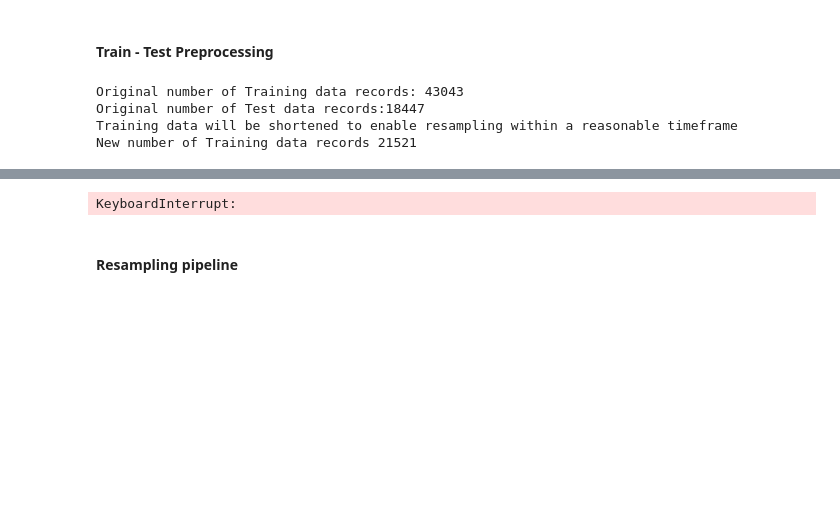
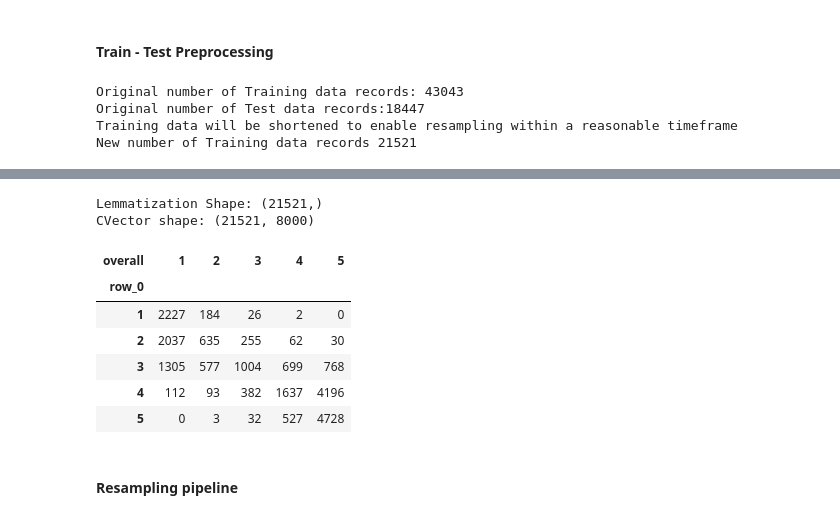
Before and after one commit to Scratticus/DataScientest-Group-NLP-project, a Jupyter notebook: AdditionalRegressionAnalysis.ipynb, the cells around one changed output, grey strips where cells are left out. Drawn from its saved outputs; the diff is of its cells as text; code cells hidden in the pictures; blank space fills up the shorter version.

```diff
--- a/AdditionalRegressionAnalysis.ipynb
+++ b/AdditionalRegressionAnalysis.ipynb
@@ -120,21 +170,20 @@ bought cooker order able make chinese hot pot home instruction set easy follow e
 # %%
 class Vectorizer(BaseEstimator, TransformerMixin):
-    def __init__(self, enabled=True):
-        self.enabled = enabled
+    def __init__(self, CountVector=True, max_features=None):
+        self.CountVector = CountVector
+        self.max_features = max_features
 
     def fit(self, X, y):
         return self
 
     def transform(self, X):
-        if self.enabled:
-            CV_X = count_vectorize_data(X)
-            return CV_X
+        if self.CountVector:
+            vectorized_x = count_vectorize_data(X, max_features=self.max_features)
+            print(f'CVector shape: {vectorized_x[0].shape}')
+            return vectorized_x[0]
         else:
-            TFIDF_X = tfidf_vectorize_data(X)
-            return TFIDF_X
+            vectorized_x = tfidf_vectorize_data(X, max_features=self.max_features)
+            print(f'TFIDF shape: {vectorized_x[0].shape}')
+            return vectorized_x[0]
 
-Vector = Vectorizer(enabled=True)
-
-vector_pipe = Pipeline([
-    ('Vector', Vector)
-])
+Vector = Vectorizer(CountVector=True, max_features=8000)
@@ -150,27 +190,32 @@ False
-# %%
-# Testing Functions
-
-param_grid = {
-    'text_preprocessing__tokenized__enabled': [True, False],
-    'Vectorizing__Vector__enabled': [True, False]
-}
-
-lr = LinearRegression()
-
-test_pipeline = Pipeline([
-    ('text_preprocessing', text_pp_pipe),
-    ('Vectorizing', vector_pipe),
-    ('LR', lr)
-])
-
-grid = GridSearchCV(test_pipeline, param_grid=param_grid, cv=5)
-
-grid.fit(X_train, y_train)
-
-results_df = pd.DataFrame(grid.cv_results_)
-
-results_df.head(10)
-# %% [output]
-KeyboardInterrupt:
+# %%
+# tokenizer, vectorizer, cutter test
+
+tokens = Tokenizer(lemmatizer=True)
+
+Vector = Vectorizer(CountVector=True, max_features=8000)
+
+cutter = CutTransformer()
+
+lr = LinearRegression()
+
+X_tokens = tokens.transform(X_train)
+X_vector = Vector.transform(X_tokens)
+lr.fit(X_vector, y_train)
+y_pred = lr.predict(X_vector)
+y_cut = cutter.transform(y_pred)
+
+y_cut.describe()
+
+display(pd.crosstab(y_cut, y_train))
+# %% [output]
+Lemmatization Shape: (21521,)
+CVector shape: (21521, 8000)
+| overall | 1 | 2 | 3 | 4 | 5 |
+| row_0 |  |  |  |  |  |
+| 1 | 2227 | 184 | 26 | 2 | 0 |
+| 2 | 2037 | 635 | 255 | 62 | 30 |
+| 3 | 1305 | 577 | 1004 | 699 | 768 |
+| 4 | 112 | 93 | 382 | 1637 | 4196 |
+| 5 | 0 | 3 | 32 | 527 | 4728 |
 # %% [markdown]
 #### Resampling pipeline
```
Also changed, not shown: parts of 18 cells of this notebook, 1 other file.
